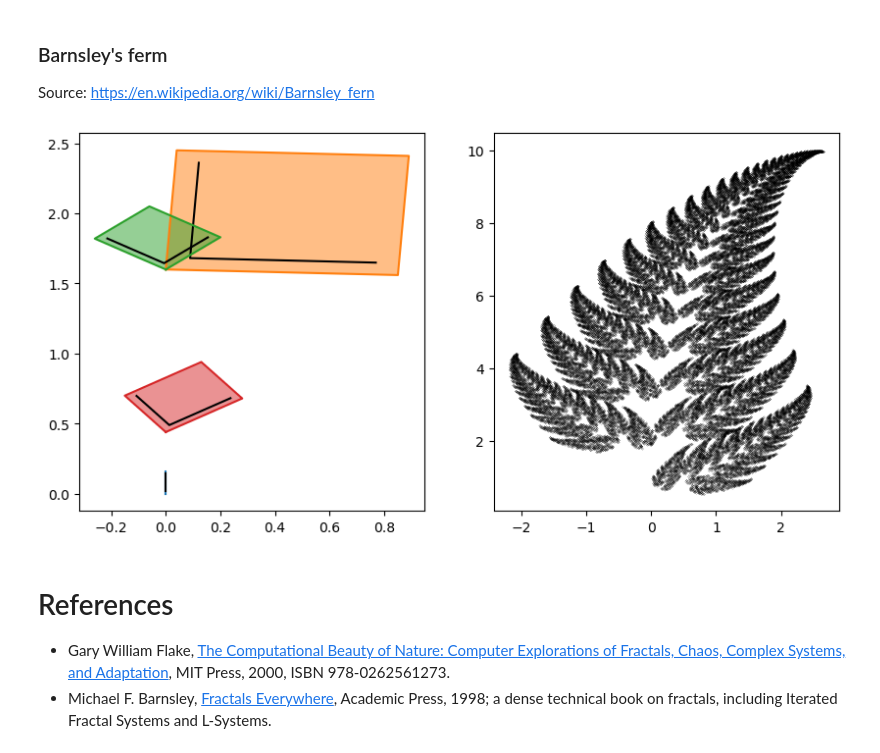
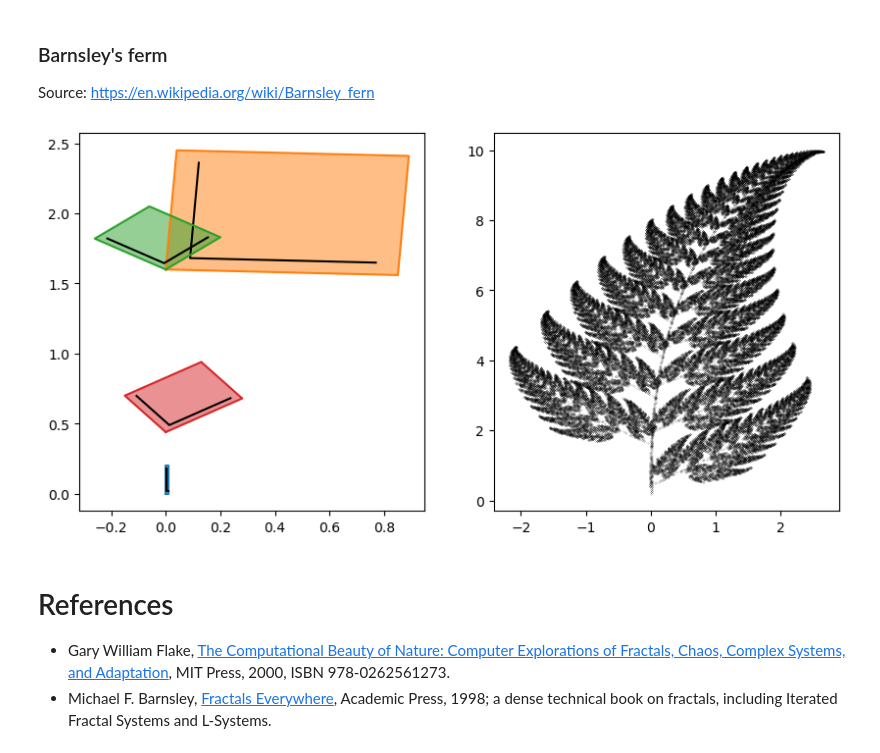
Before and after one commit to mmarzolla/chaos-fractals-phd-course, a Jupyter notebook: IFS.ipynb, the cells around one changed output. Cells and saved outputs as stored; diff of their text form; code cells hidden in the pictures.

```diff
--- a/IFS.ipynb
+++ b/IFS.ipynb
@@ -348,14 +348,14 @@ draw_IFS_and_rule(grass2)
 
 Source: <https://en.wikipedia.org/wiki/Barnsley_fern>
 # %%
-fern = [[ 0.00,  0.00,  0.00, 0.16, 0.00, 0.00],
+fern = [[ 0.01,  0.00,  0.00, 0.20, 0.00, 0.00],
         [ 0.85,  0.04, -0.04, 0.85, 0.00, 1.60],
         [ 0.20, -0.26,  0.23, 0.22, 0.00, 1.60],
         [-0.15,  0.28,  0.26, 0.24, 0.00, 0.44]]
 
 draw_IFS_and_rule(fern)
 # %% [output]
-[figure, old version]
+[figure, new version]
 # %% [markdown]
 # References
 
```
Also changed, not shown: parts of 4 cells of this notebook, 1 other file.
